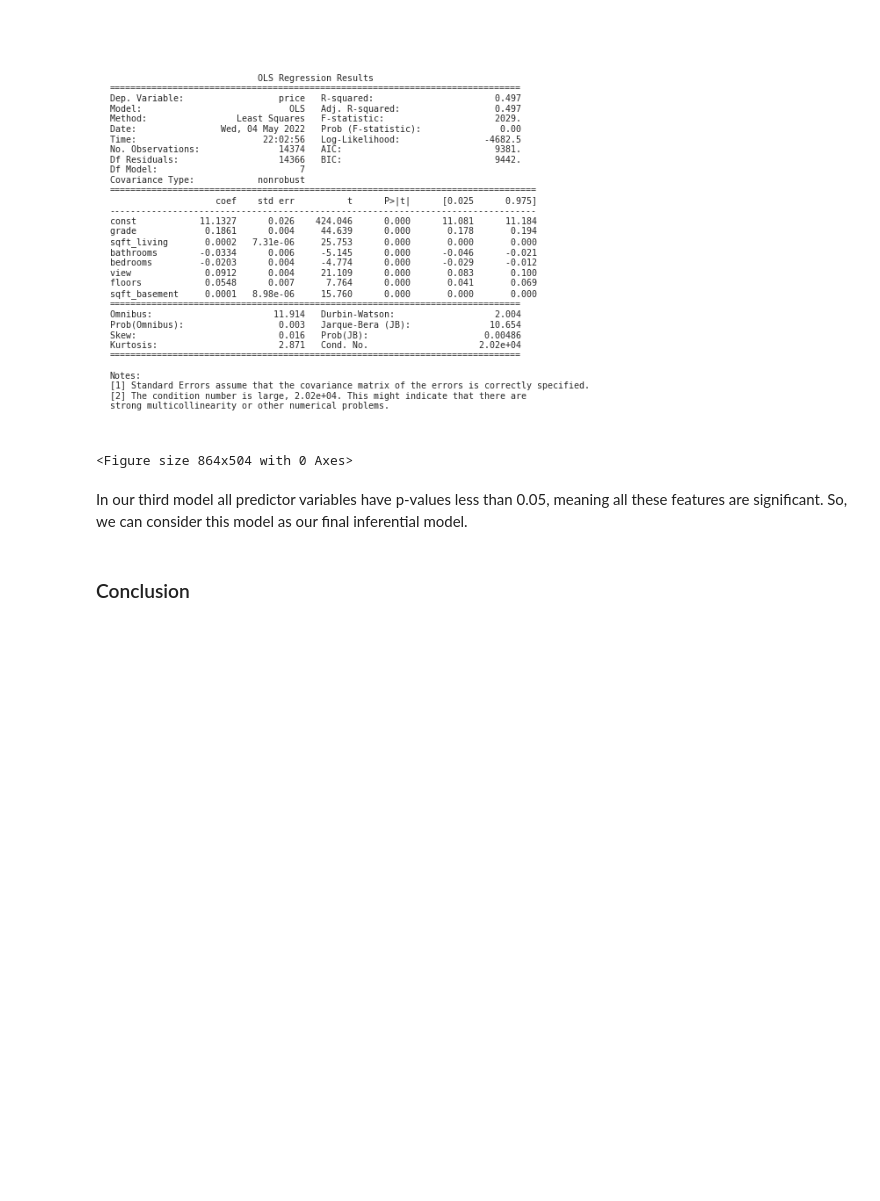
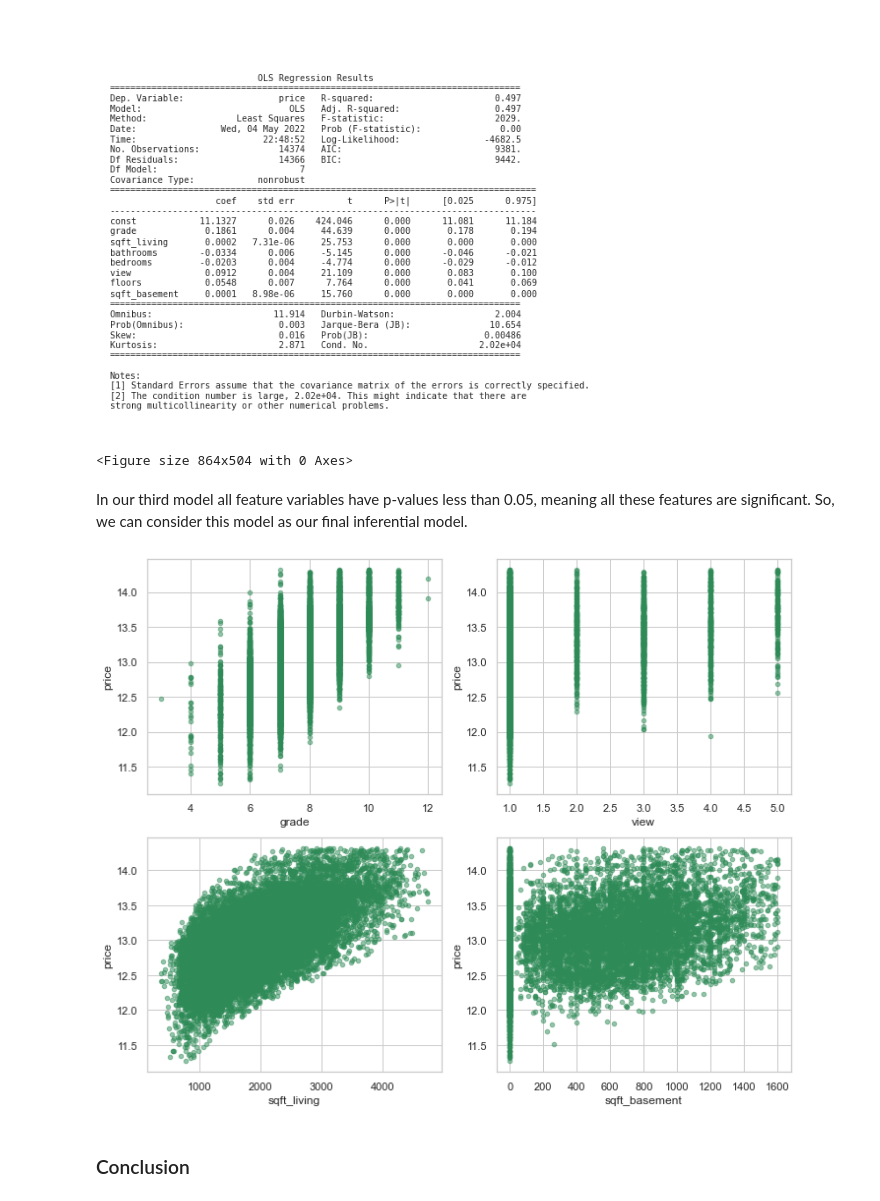
Before and after one commit to kamalova/-Multiple-Linear-Regression-King-County-Housing, a Jupyter notebook: notebook.ipynb, the cells around one changed output. Cells and saved outputs as stored; diff of their text form; code cells hidden in the pictures; blank space fills up the shorter version.

```diff
--- a/notebook.ipynb
+++ b/notebook.ipynb
@@ -1014,7 +1014,19 @@ plt.savefig('Model3_summary.png')
 [figure]
 <Figure size 864x504 with 0 Axes>
 # %% [markdown]
-In our third  model all predictor variables have p-values less than 0.05, meaning all these features are significant. So, we can consider this model as our final inferential model.
+In our third  model all feature variables have p-values less than 0.05, meaning all these features are significant. So, we can consider this model as our final inferential model.
+# %%
+# setup figure
+fig, axes = plt.subplots(nrows=2, ncols=2, figsize=(10, 8))
+
+# iterate and plot subplots
+final_feat = model3_df[['grade', 'view', 'sqft_living','sqft_basement']].copy()
+for xcol, ax in zip(final_feat.columns, [x for v in axes for x in v]):
+    model3_df.plot.scatter(x=xcol, y='price', ax=ax, alpha=0.5, color='seagreen')
+fig.tight_layout()
+plt.show()
+# %% [output]
+[figure, added]
 # %% [markdown]
 ### Conclusion
 # %% [markdown]
```
Also changed, not shown: parts of 6 cells of this notebook, 1 other file.
